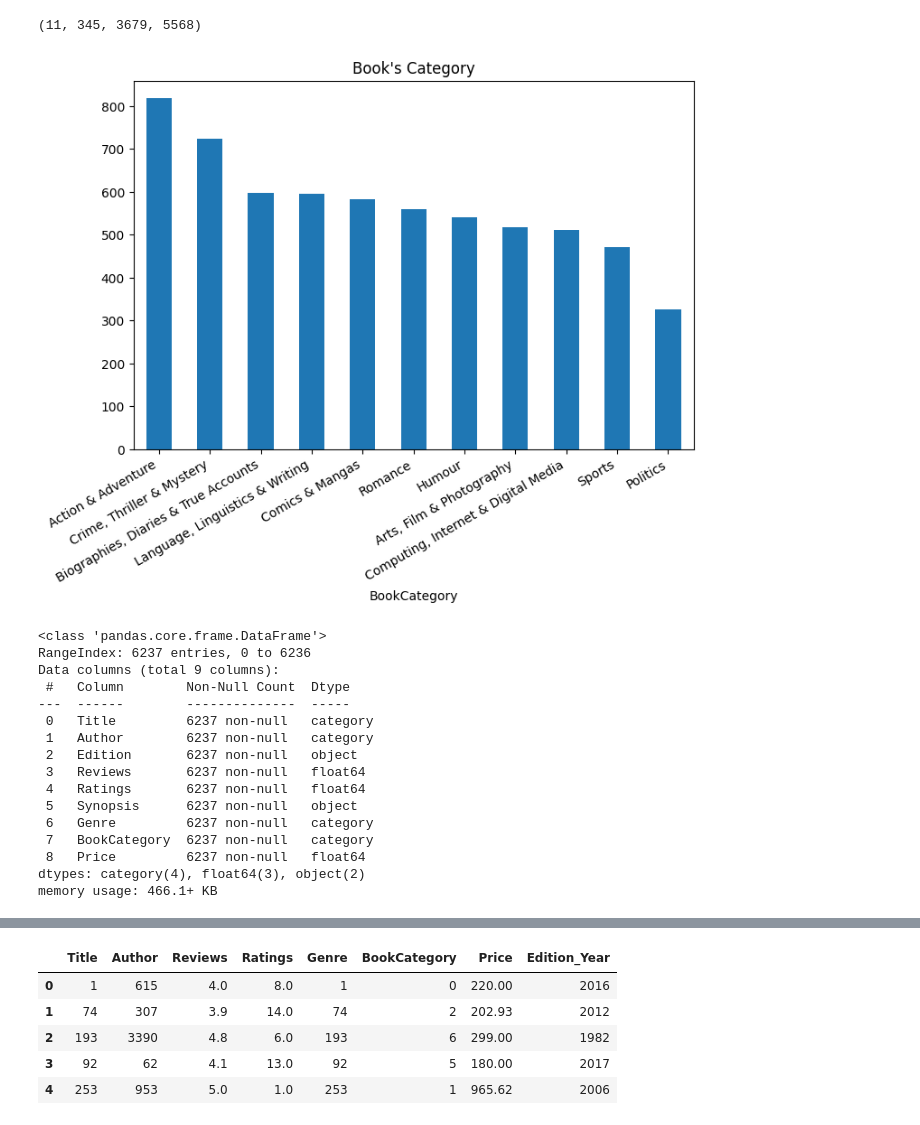
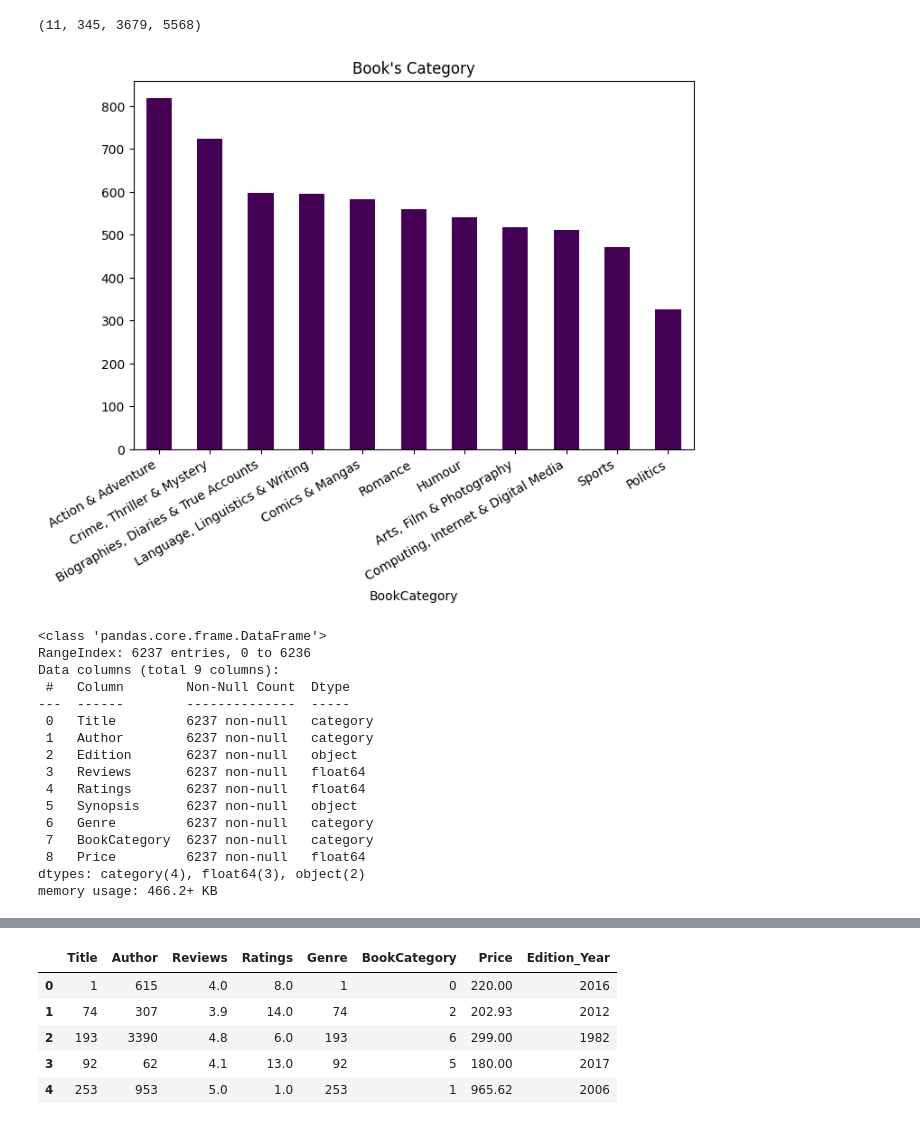
Before and after one commit to codelock54/Book_Price, a Jupyter notebook: BookPrice Model .ipynb, the cells around one changed output, grey strips where cells are left out. Cells and saved outputs as stored; diff of their text form; code cells hidden in the pictures.

```diff
--- a/BookPrice Model .ipynb
+++ b/BookPrice Model .ipynb
@@ -4,7 +4,7 @@ import numpy as np
 import matplotlib.pyplot as plt
 
 
-filename = 'Participants_Data/Data_Train.xlsx'
+filename = 'Data/Data_Train.xlsx'
 data_train = pd.read_excel(filename)
 data_train.head()
 # %% [output]
@@ -46,14 +44,13 @@ len(data_train['BookCategory'].unique()), len(data_train['Genre'].unique()), len
 # %% [output]
 (11, 345, 3679, 5568)
 # %%
-#Barplot Bookcategory Values
 
 fig,ax= plt.subplots(figsize=(8,6))
-data_train['BookCategory'].value_counts().plot(kind = 'bar')
+data_train['BookCategory'].value_counts().plot(kind = 'bar', colormap='viridis' )
 plt.title("Book's Category")
 fig.autofmt_xdate()
 # %% [output]
-[figure, old version]
+[figure, new version]
 # %%
 data_train['BookCategory'] = data_train.BookCategory.astype('category')
 data_train['Author'] = data_train.Author.astype('category')
@@ -76,7 +73,7 @@ Data columns (total 9 columns):
  7   BookCategory  6237 non-null   category
  8   Price         6237 non-null   float64
 dtypes: category(4), float64(3), object(2)
-memory usage: 466.1+ KB
+memory usage: 466.2+ KB
 # %%
 data_train['Edition_Year'] = data_train['Edition'].apply(lambda x: x.split()[-1] if x.split()[-1].isdigit() else '0')
 data_train["Edition_Year"] = data_train.Edition_Year.astype(int)
```
Also changed, not shown: parts of 36 cells of this notebook.
